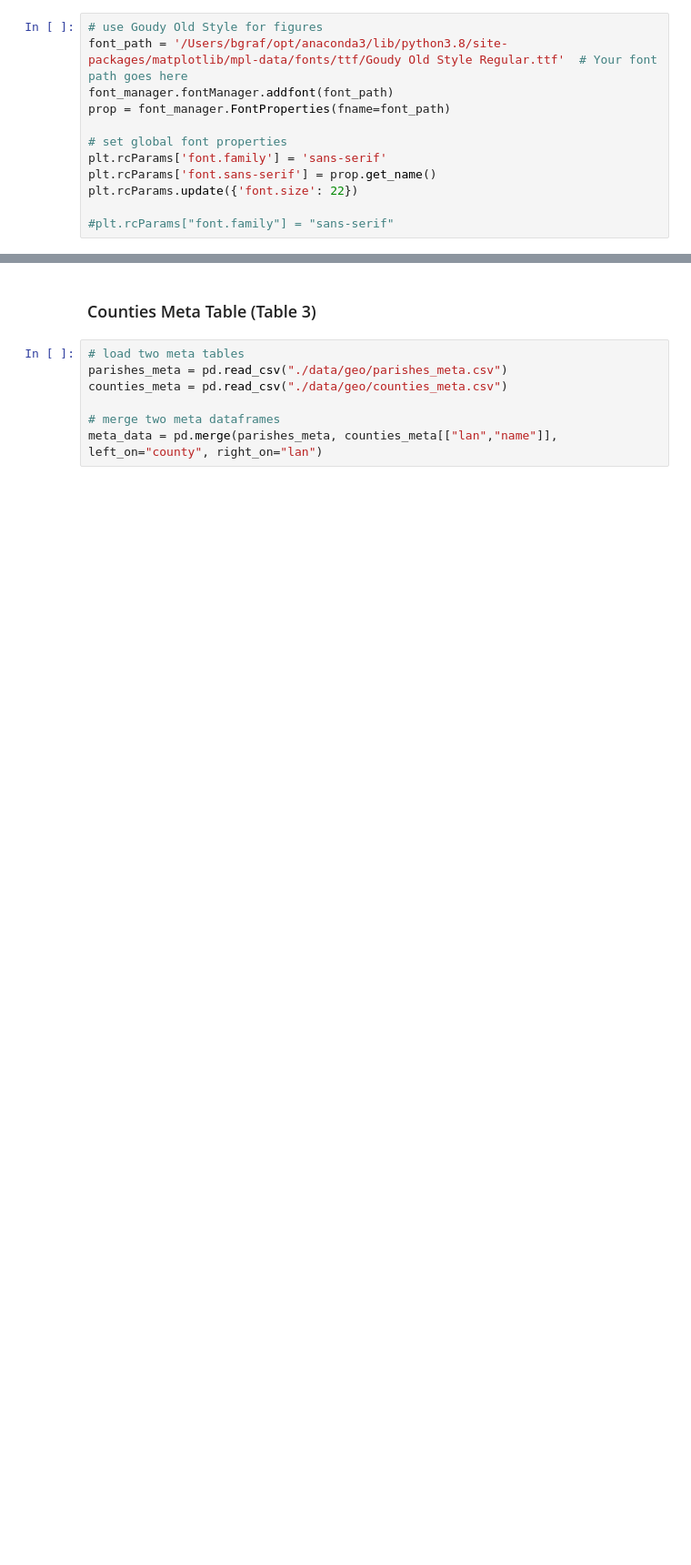
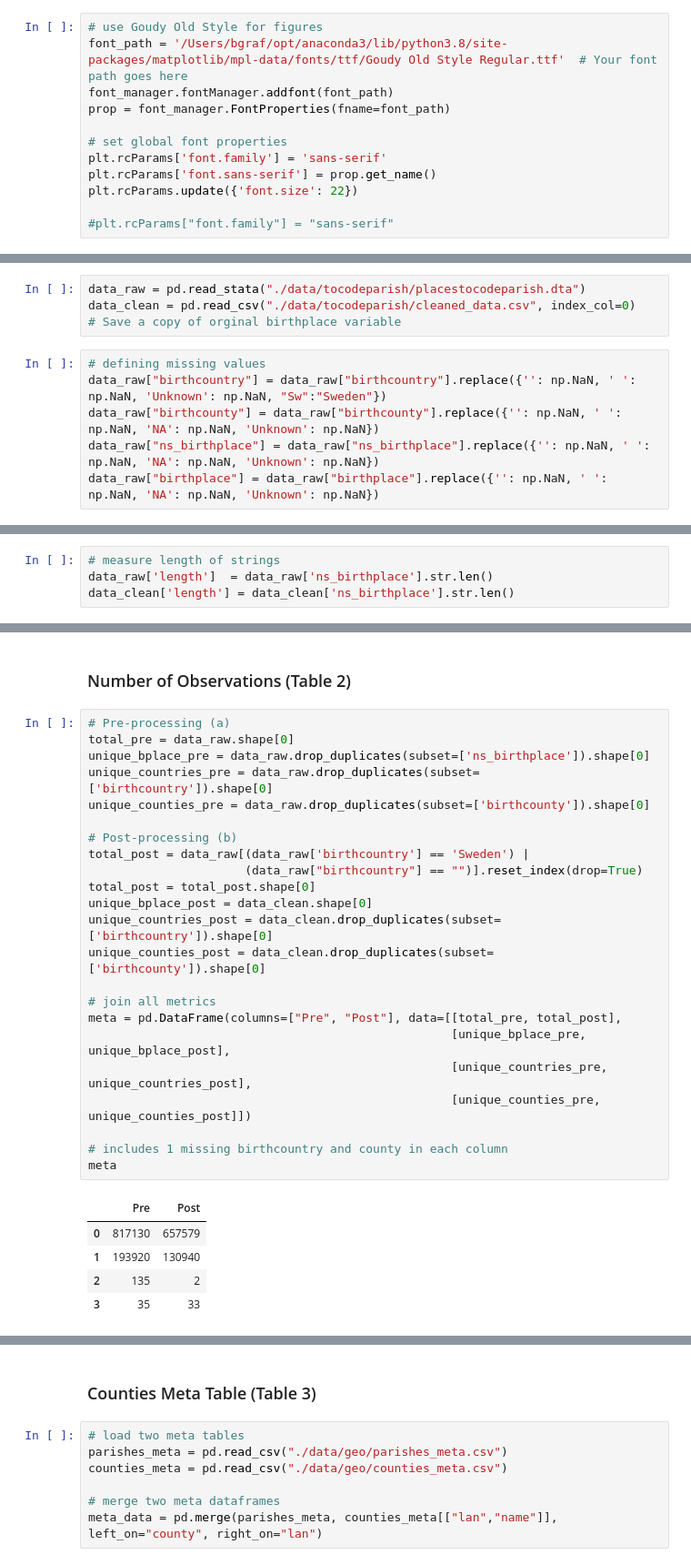
Before and after one commit to b-graf/capstone, a Jupyter notebook: 2_Visualization.ipynb, the cells around one changed output, grey strips where cells are left out. Shown: that part at 91% size. Cells and saved outputs as stored; diff of their text form; blank space fills up the shorter version.

```diff
--- a/2_Visualization.ipynb
+++ b/2_Visualization.ipynb
@@ -26,0 +30,10 @@ plt.rcParams.update({'font.size': 22})
+# %%
+data_raw = pd.read_stata("./data/tocodeparish/placestocodeparish.dta")
+data_clean = pd.read_csv("./data/tocodeparish/cleaned_data.csv", index_col=0)
+# Save a copy of orginal birthplace variable
+# %%
+# defining missing values
+data_raw["birthcountry"] = data_raw["birthcountry"].replace({'': np.NaN, ' ': np.NaN, 'Unknown': np.NaN, "Sw":"Sweden"})
+data_raw["birthcounty"] = data_raw["birthcounty"].replace({'': np.NaN, ' ': np.NaN, 'NA': np.NaN, 'Unknown': np.NaN})
+data_raw["ns_birthplace"] = data_raw["ns_birthplace"].replace({'': np.NaN, ' ': np.NaN, 'NA': np.NaN, 'Unknown': np.NaN})
+data_raw["birthplace"] = data_raw["birthplace"].replace({'': np.NaN, ' ': np.NaN, 'NA': np.NaN, 'Unknown': np.NaN})
@@ -26,0 +42,4 @@ plt.rcParams.update({'font.size': 22})
+# %%
+# measure length of strings
+data_raw['length']  = data_raw['ns_birthplace'].str.len()
+data_clean['length'] = data_clean['ns_birthplace'].str.len()
@@ -26,0 +72,31 @@ plt.rcParams.update({'font.size': 22})
+# %% [markdown]
+### Number of Observations (Table 2)
+# %%
+# Pre-processing (a)
+total_pre = data_raw.shape[0]
+unique_bplace_pre = data_raw.drop_duplicates(subset=['ns_birthplace']).shape[0]
+unique_countries_pre = data_raw.drop_duplicates(subset=['birthcountry']).shape[0]
+unique_counties_pre = data_raw.drop_duplicates(subset=['birthcounty']).shape[0]
+
+# Post-processing (b)
+total_post = data_raw[(data_raw['birthcountry'] == 'Sweden') |
+                      (data_raw["birthcountry"] == "")].reset_index(drop=True)
+total_post = total_post.shape[0]
+unique_bplace_post = data_clean.shape[0]
+unique_countries_post = data_clean.drop_duplicates(subset=['birthcountry']).shape[0]
+unique_counties_post = data_clean.drop_duplicates(subset=['birthcounty']).shape[0]
+
+# join all metrics
+meta = pd.DataFrame(columns=["Pre", "Post"], data=[[total_pre, total_post],
+                                                   [unique_bplace_pre, unique_bplace_post],
+                                                   [unique_countries_pre, unique_countries_post],
+                                                   [unique_counties_pre, unique_counties_post]])
+
+# includes 1 missing birthcountry and county in each column
+meta
+# %% [output]
+|  | Pre | Post |
+| 0 | 817130 | 657579 |
+| 1 | 193920 | 130940 |
+| 2 | 135 | 2 |
+| 3 | 35 | 33 |
```
Also changed, not shown: parts of 20 cells of this notebook, 1 other file.
